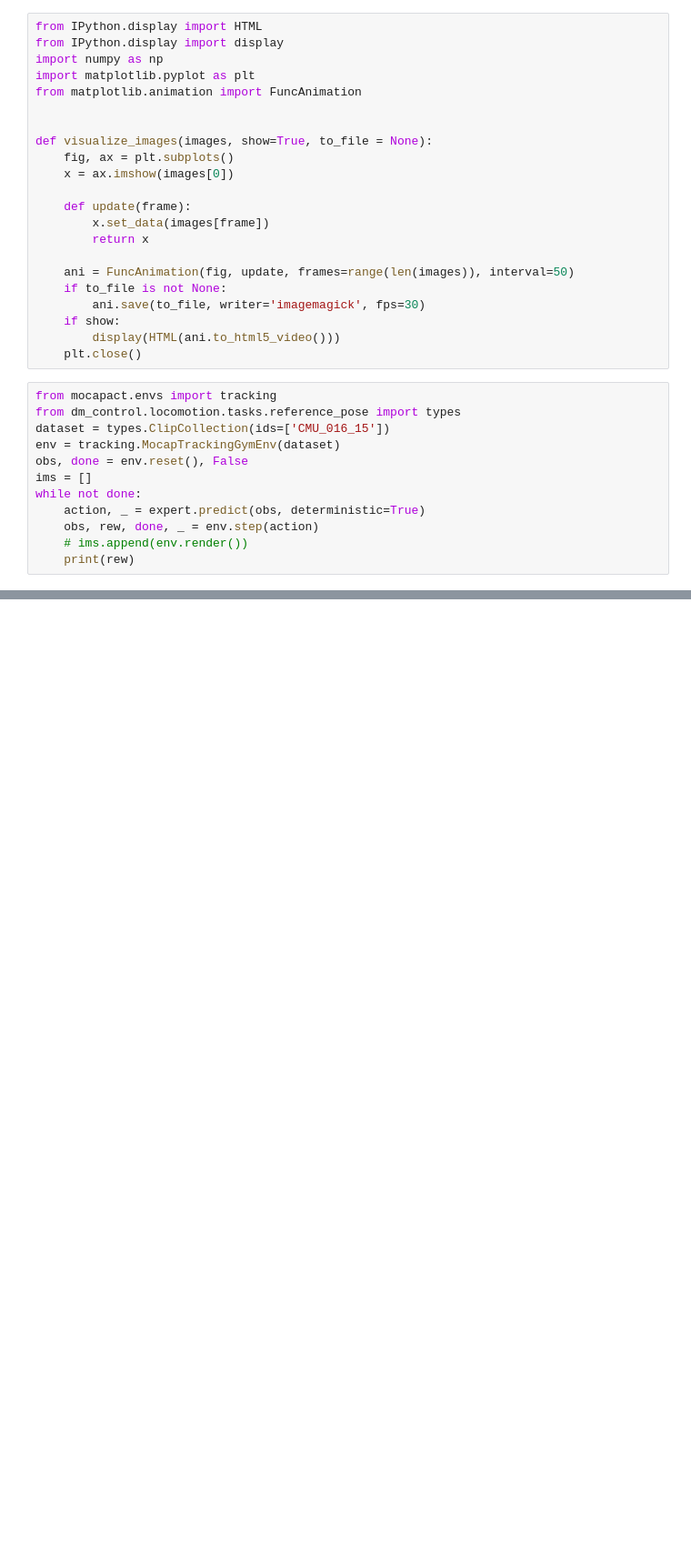
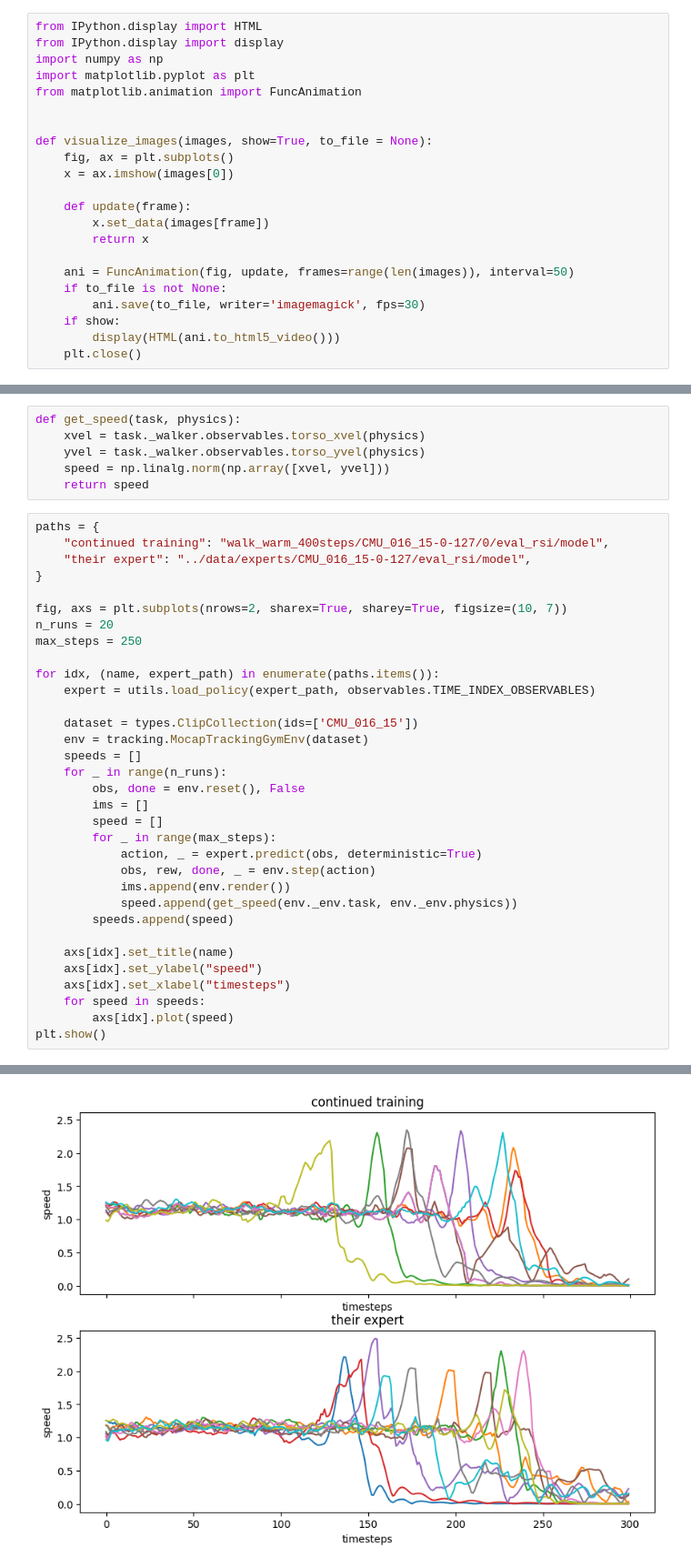
Before and after one commit to stevenabreu7/MoCapAct, a Jupyter notebook: nb_eval_expert.ipynb, the cells around one changed output, grey strips where cells are left out. Shown at 91% size. Cells and saved outputs as stored; diff of their text form; blank space fills up the shorter version.

Commit message:
update rl script and eval expert

```diff
--- a/nb_eval_expert.ipynb
+++ b/nb_eval_expert.ipynb
@@ -33,15 +28,3 @@ def visualize_images(images, show=True, to_file = None):
     if show:
         display(HTML(ani.to_html5_video()))
     plt.close()
-# %%
-from mocapact.envs import tracking
-from dm_control.locomotion.tasks.reference_pose import types
-dataset = types.ClipCollection(ids=['CMU_016_15'])
-env = tracking.MocapTrackingGymEnv(dataset)
-obs, done = env.reset(), False
-ims = []
-while not done:
-    action, _ = expert.predict(obs, deterministic=True)
-    obs, rew, done, _ = env.step(action)
-    # ims.append(env.render())
-    print(rew)
@@ -57,0 +31,40 @@ while not done:
+# %%
+def get_speed(task, physics):
+    xvel = task._walker.observables.torso_xvel(physics)
+    yvel = task._walker.observables.torso_yvel(physics)
+    speed = np.linalg.norm(np.array([xvel, yvel]))
+    return speed
+# %%
+paths = {
+    "continued training": "walk_warm_400steps/CMU_016_15-0-127/0/eval_rsi/model",
+    "their expert": "../data/experts/CMU_016_15-0-127/eval_rsi/model",
+}
+
+fig, axs = plt.subplots(nrows=2, sharex=True, sharey=True, figsize=(10, 7))
+n_runs = 20
+max_steps = 250
+
+for idx, (name, expert_path) in enumerate(paths.items()):
+    expert = utils.load_policy(expert_path, observables.TIME_INDEX_OBSERVABLES)
+
+    dataset = types.ClipCollection(ids=['CMU_016_15'])
+    env = tracking.MocapTrackingGymEnv(dataset)
+    speeds = []
+    for _ in range(n_runs):
+        obs, done = env.reset(), False
+        ims = []
+        speed = []
+        for _ in range(max_steps):
+            action, _ = expert.predict(obs, deterministic=True)
+            obs, rew, done, _ = env.step(action)
+            ims.append(env.render())
+            speed.append(get_speed(env._env.task, env._env.physics))
+        speeds.append(speed)
+
+    axs[idx].set_title(name)
+    axs[idx].set_ylabel("speed")
+    axs[idx].set_xlabel("timesteps")
+    for speed in speeds:
+        axs[idx].plot(speed)
+plt.show()
+# %% [output]
@@ -57,0 +73 @@ while not done:
+[figure, added]
```
Also changed, not shown: parts of 8 cells of this notebook, 1 other file.
